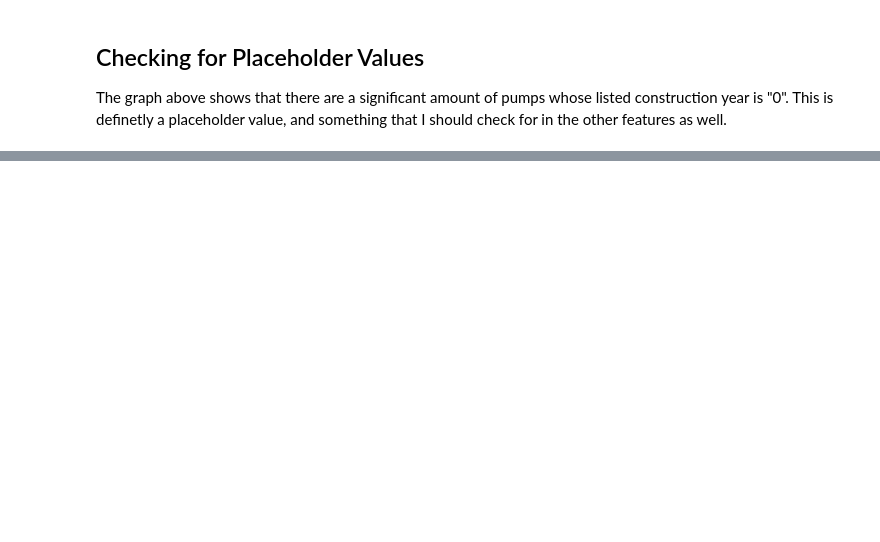
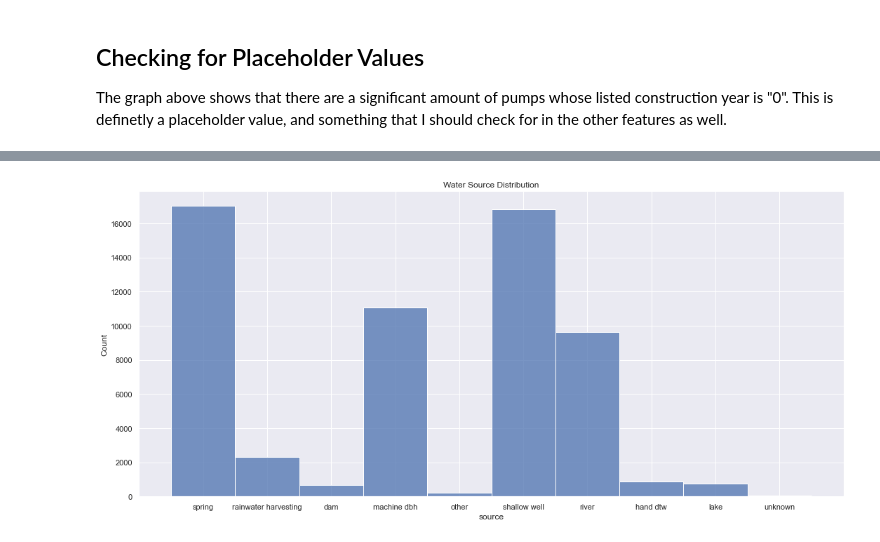
Before and after one commit to austint1121/WaterPumpPrediction, a Jupyter notebook: EDA.ipynb, the cells around one changed output, grey strips where cells are left out. Drawn from its saved outputs; the diff is of its cells as text; code cells hidden in the pictures; blank space fills up the shorter version.

```diff
--- a/EDA.ipynb
+++ b/EDA.ipynb
@@ -104,0 +194,9 @@ The graph above shows that there are a significant amount of pumps whose listed
+# %%
+# Creating figure and axis objects
+source_fig, source_ax = plt.subplots(figsize = (18, 8))
+
+# Plotting histogram
+water_source_hist = sns.histplot(X_train['source'], ax=source_ax)
+water_source_hist.set(title='Water Source Distribution');
+# %% [output]
+[figure, added]
```
Also changed, not shown: parts of 13 cells of this notebook.
